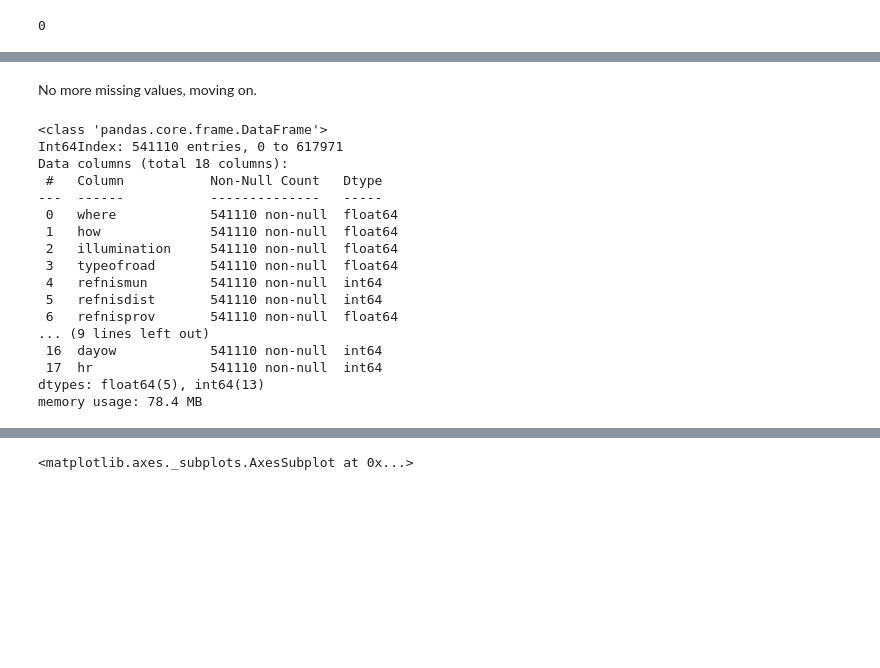
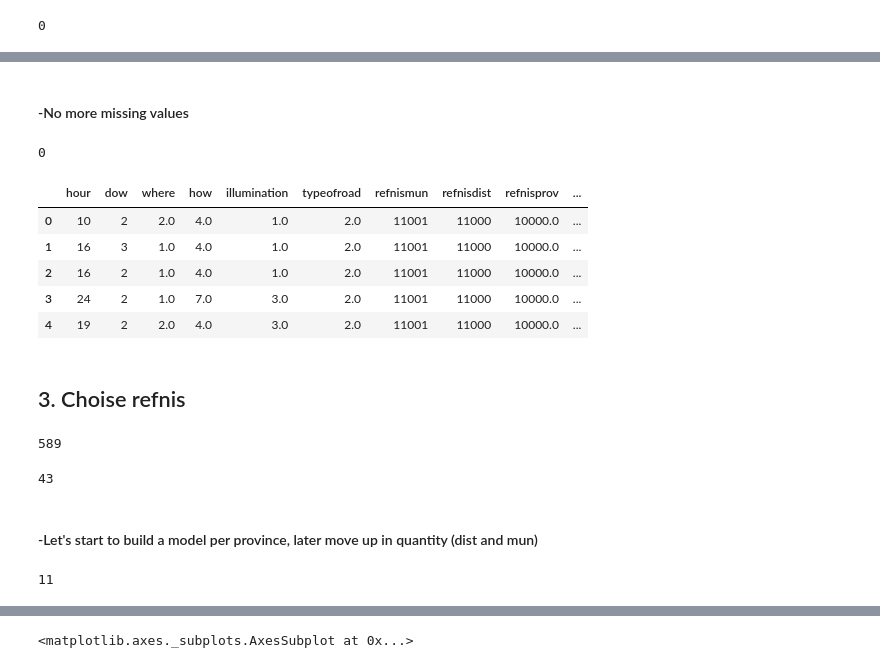
Before and after one commit to rluyck/Road_accidents_Belgium, a Jupyter notebook: Road_accidents_model.ipynb, the cells around one changed output, grey strips where cells are left out. Drawn from its saved outputs; the diff is of its cells as text; code cells hidden in the pictures; blank space fills up the shorter version.

Commit message:
update model notebook

```diff
--- a/Road_accidents_model.ipynb
+++ b/Road_accidents_model.ipynb
@@ -234,22 +227,31 @@ sns.heatmap(df.isnull())
 # %% [markdown]
-No more missing values, moving on.
+#### -No more missing values
+# %%
+df.isnull().sum().max()
+# %% [output]
+0
 # %%
-df.info()
+df.head()
 # %% [output]
-<class 'pandas.core.frame.DataFrame'>
-Int64Index: 541110 entries, 0 to 617971
-Data columns (total 18 columns):
- #   Column           Non-Null Count   Dtype
----  ------           --------------   -----
- 0   where            541110 non-null  float64
- 1   how              541110 non-null  float64
- 2   illumination     541110 non-null  float64
- 3   typeofroad       541110 non-null  float64
- 4   refnismun        541110 non-null  int64
- 5   refnisdist       541110 non-null  int64
- 6   refnisprov       541110 non-null  float64
-... (9 lines left out)
- 16  dayow            541110 non-null  int64
- 17  hr               541110 non-null  int64
-dtypes: float64(5), int64(13)
-memory usage: 78.4 MB
+|  | hour | dow | where | how | illumination | typeofroad | refnismun | refnisdist | refnisprov | ... |
+| 0 | 10 | 2 | 2.0 | 4.0 | 1.0 | 2.0 | 11001 | 11000 | 10000.0 | ... |
+| 1 | 16 | 3 | 1.0 | 4.0 | 1.0 | 2.0 | 11001 | 11000 | 10000.0 | ... |
+| 2 | 16 | 2 | 1.0 | 4.0 | 1.0 | 2.0 | 11001 | 11000 | 10000.0 | ... |
+| 3 | 24 | 2 | 1.0 | 7.0 | 3.0 | 2.0 | 11001 | 11000 | 10000.0 | ... |
+| 4 | 19 | 2 | 2.0 | 4.0 | 3.0 | 2.0 | 11001 | 11000 | 10000.0 | ... |
+# %% [markdown]
+## 3. Choise refnis
+# %%
+df['refnismun'].nunique()
+# %% [output]
+589
+# %%
+df['refnisdist'].nunique()
+# %% [output]
+43
+# %% [markdown]
+#### -Let's start to build a model per province, later move up in quantity (dist and mun)
+# %%
+df['refnisprov'].nunique()
+# %% [output]
+11
```
Also changed, not shown: parts of 36 cells of this notebook.
